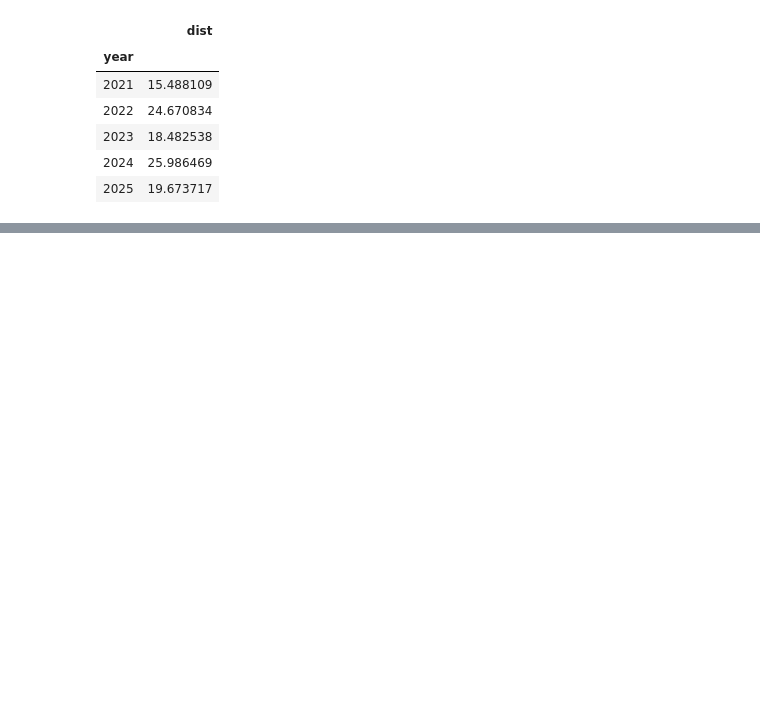
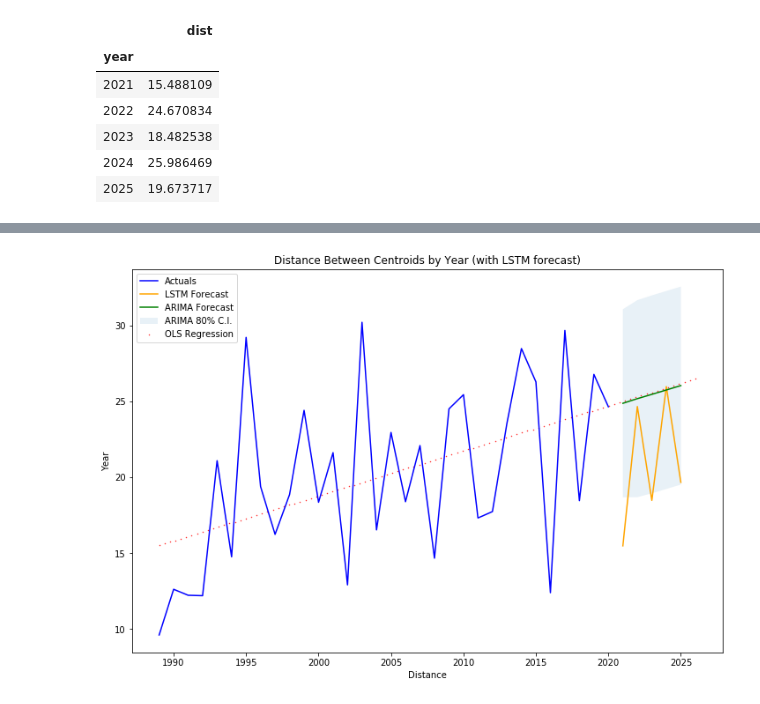
Before and after one commit to nastory/senate_votes, a Jupyter notebook: Analysis of U.S. Senate Polarization.ipynb, the cells around one changed output, grey strips where cells are left out. Drawn from its saved outputs; the diff is of its cells as text; code cells hidden in the pictures; blank space fills up the shorter version.

```diff
--- a/Senate Votes EDA.ipynb
+++ b/Analysis of U.S. Senate Polarization.ipynb
@@ -367,7 +371,3 @@ preds
 | 2023 | 18.482538 |
 | 2024 | 25.986469 |
 | 2025 | 19.673717 |
-# %%
-plt.plot(dists.set_index('year'), color='b')
-plt.plot(preds, color='r')
-plt.show()
@@ -375,0 +376,9 @@ plt.show()
+# %%
+arima=auto_arima(dists.set_index('year'),
+          start_p=0, d=1, start_q=0,
+          max_p=5,max_d=5,max_q=5, start_P=0,
+          D=1, start_Q=0, max_P=5, max_D=5,
+          max_Q=5, seasonal=False,
+          error_action='warn', trace=True,
+          supress_warnings=True, stepwise=True,
+          random_state=20, n_fits=50)
@@ -375,0 +417,4 @@ plt.show()
+# %%
+arima_preds, ci = arima.predict(n_periods = 5, return_conf_int=True, alpha=.2)
+arima_preds = pd.DataFrame(list(zip(range(2021, 2026), arima_preds.reshape(-1))), columns=['year', 'dist']).set_index('year')
+arima_preds
@@ -375,0 +429,14 @@ plt.show()
+# %%
+plt.figure(figsize=(12, 8))
+plt.title('Distance Between Centroids by Year (with LSTM forecast)')
+plt.xlabel('Distance')
+plt.ylabel('Year')
+plt.plot(dists.set_index('year'), color='b', label='Actuals')
+plt.plot(preds, color='orange', label='LSTM Forecast')
+plt.plot(arima_preds, color='green', label='ARIMA Forecast')
+plt.fill_between(list(arima_preds.index), [y[0] for y in ci], [y[1] for y in ci], alpha=0.1, label='ARIMA 80% C.I.')
+plt.scatter(x=x_hat, y=y_hat, s=.2, color='r', label='OLS Regression')
+plt.legend(loc=2)
+plt.show()
+# %% [output]
+[figure, added]
```
Also changed, not shown: parts of 14 cells of this notebook.
